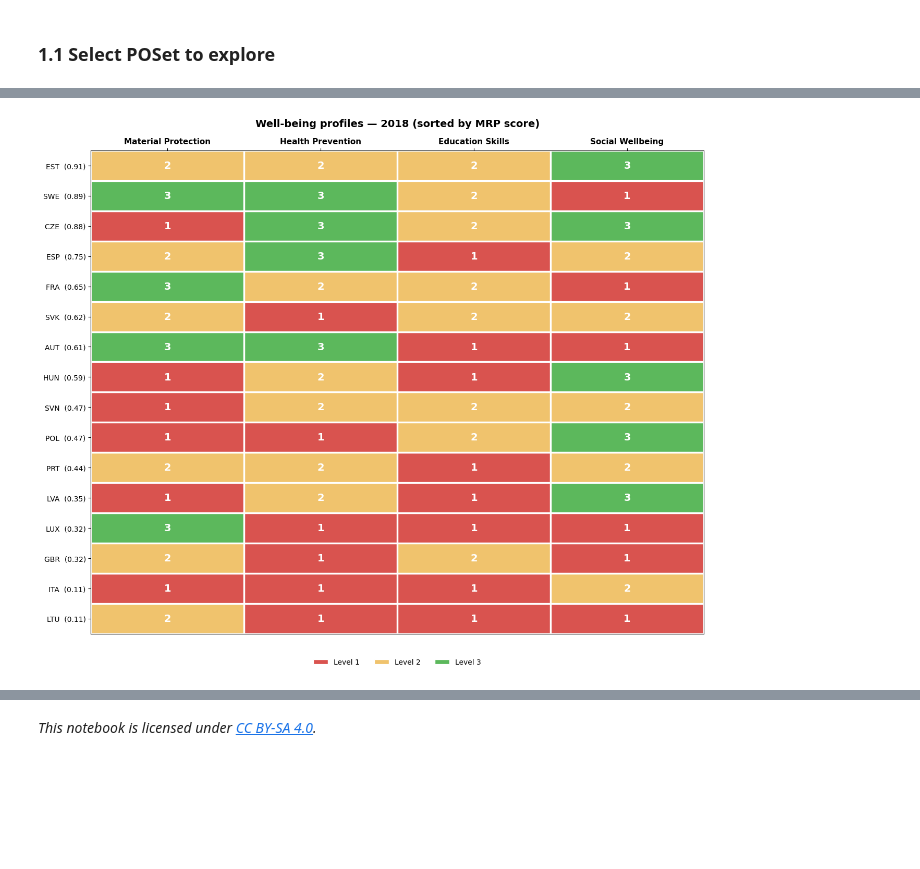
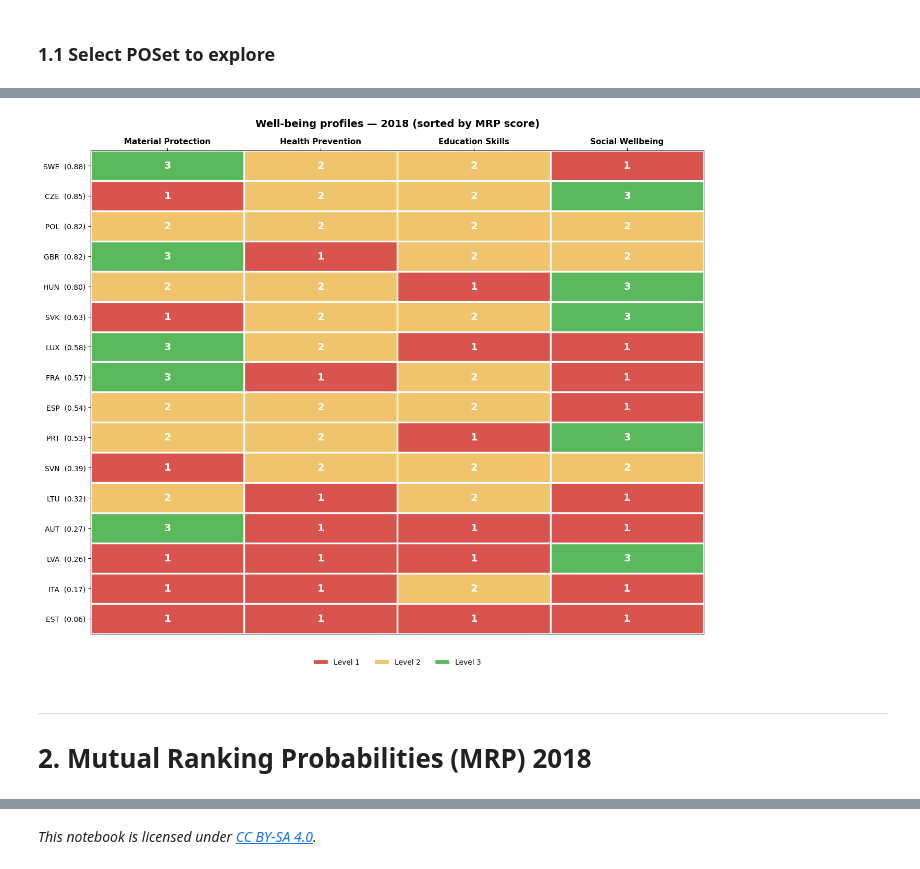
Before and after one commit to MarcoManduca/child_well-being, a Jupyter notebook: notebooks/060_Poset_analysis.ipynb, the cells around one changed output, grey strips where cells are left out. Drawn from its saved outputs; the diff is of its cells as text; code cells hidden in the pictures; blank space fills up the shorter version.

```diff
--- a/notebooks/060_Poset_analysis.ipynb
+++ b/notebooks/060_Poset_analysis.ipynb
@@ -46,5 +46,7 @@ with open(path, "rb") as f:
 # %% [markdown]
 ### 1.1 Select POSet to explore
 # %%
+df_macro_2015= pl.read_parquet("../data/040_indicators_macro_dim_3_level_2015.parquet")
+df_exp_2015= pl.read_parquet("../data/040_public_expenditure_dim_discrete_3_level_2015.parquet")
 df_macro_2018 = pl.read_parquet("../data/040_indicators_macro_dim_3_level_2018.parquet")
 df_exp_2018 = pl.read_parquet("../data/040_public_expenditure_dim_discrete_3_level_2018.parquet")
@@ -335,11 +335,14 @@ def plot_profile_heatmap(
 
     plt.show()
     return fig, ax
-# %%
-fig, ax = plot_profile_heatmap(
-    df=df_macro_2018,
-    mrp_result=mrp_cert,
-    title="Well-being profiles — 2018 (sorted by MRP score)",
-)
-# %% [output]
-[figure, removed]
+# %%
+fig, ax = plot_profile_heatmap(
+    df=df_macro_2015,
+    mrp_result=mrp_cert,
+    title="Well-being profiles — 2018 (sorted by MRP score)",
+)
+# %% [output]
+[figure, added]
+# %% [markdown]
+***
+# 2. Mutual Ranking Probabilities (MRP)  2018
```
Also changed, not shown: parts of 13 cells of this notebook.
